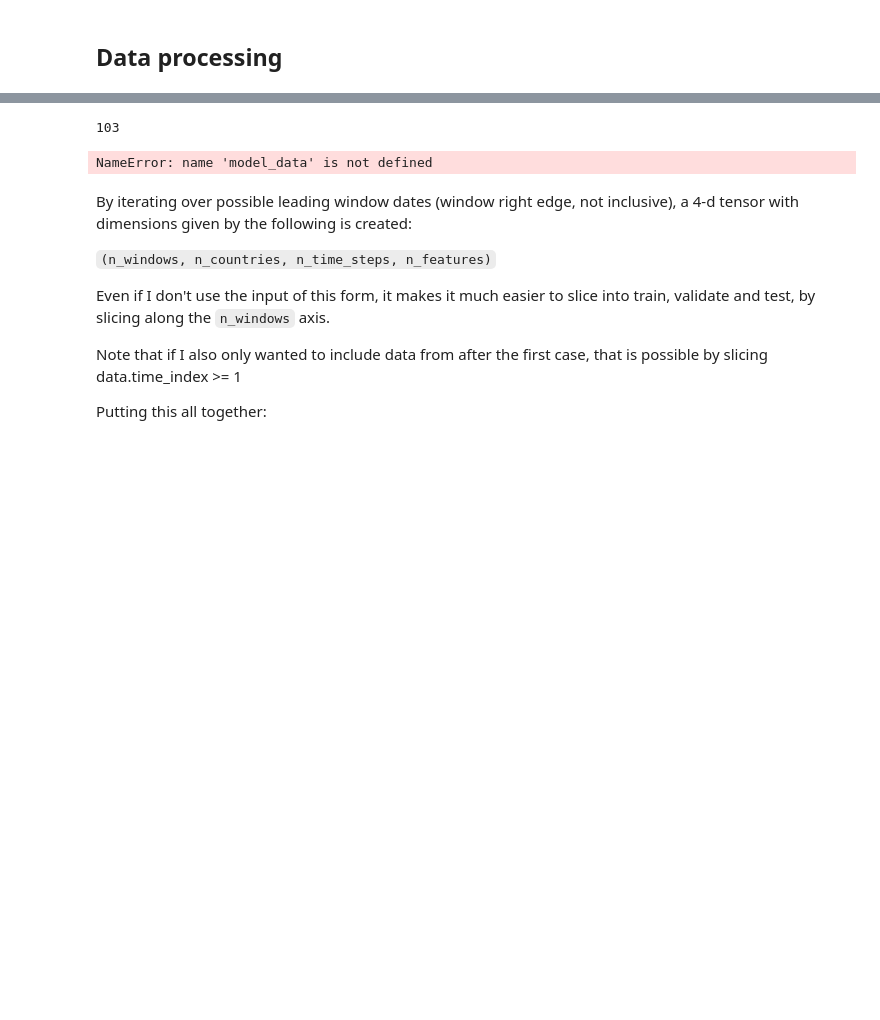
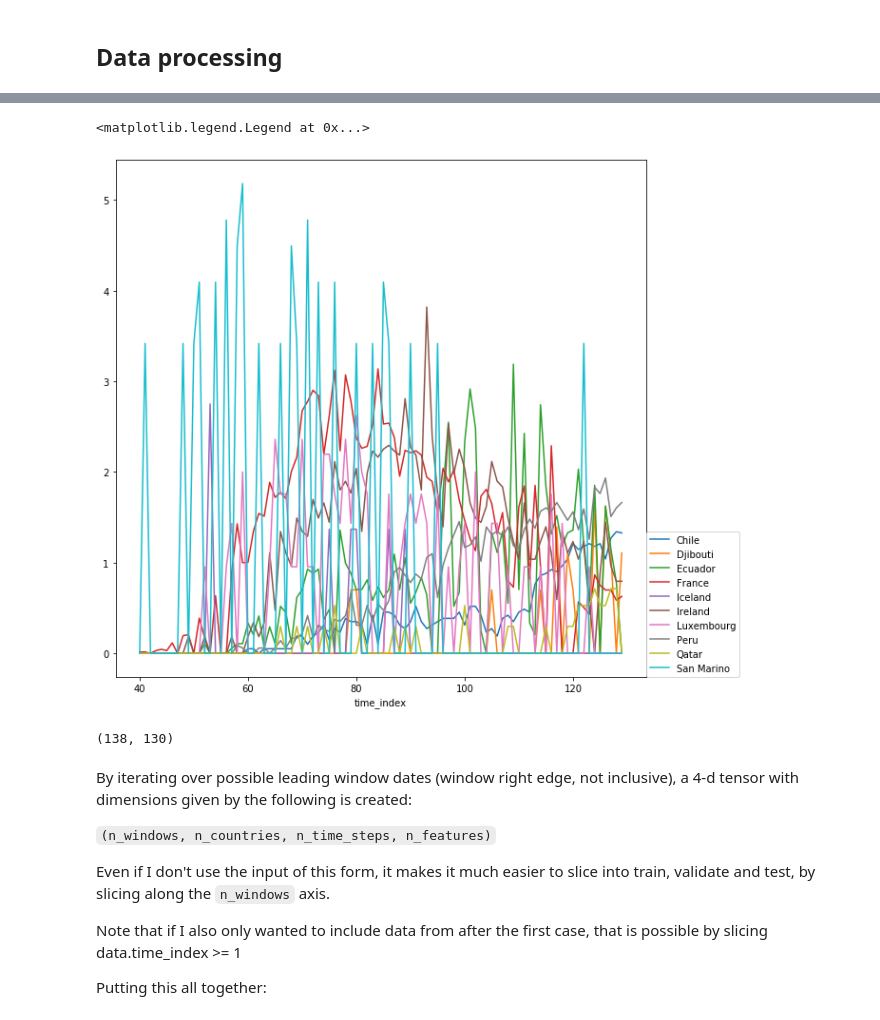
Before and after one commit to mgudorf/datsci, a Jupyter notebook: capstone2/Conv1D_COVID19_modeling.ipynb, the cells around one changed output, grey strips where cells are left out. Saved outputs shown, nothing was run; the diff lists cells and outputs as text; code cells hidden in the pictures; blank space fills up the shorter version.

```diff
--- a/capstone2/Conv1D_COVID19_modeling.ipynb
+++ b/capstone2/Conv1D_COVID19_modeling.ipynb
@@ -378,14 +420,18 @@ data.loc[:, 'time_index'] += 1
+# %%
+datatmp = data[data.time_index >= 40]
+datatmp = datatmp[datatmp.location.isin(datatmp[datatmp.days_since_first_case > 60].location.unique())]
+maxima_of_new_cases_weighted_series = datatmp.set_index(['time_index','location']).new_cases_weighted.apply(lambda x: np.log(x+1)).unstack().max().sort_values()[-10:].index
+datatmp.set_index(['time_index','location']).loc[pd.IndexSlice[:,maxima_of_new_cases_weighted_series],:].new_deaths_weighted.apply(lambda x: np.log(x+1)).unstack().plot(legend=False,figsize=(10,10))
+plt.legend(loc=(1,0))
+# %% [output]
+<matplotlib.legend.Legend at 0x...>
+[figure, added]
 # %%
 n_countries = data.location.nunique()
 n_dates = data.time_index.nunique()
+n_countries, n_dates
+# %% [output]
+(138, 130)
-# %%
-n_countries
-# %% [output]
-103
-# %%
-X, y = create_Xy(model_data, start_date, frame_size, n_days_into_future, n_countries)
-# %% [output]
-NameError: name 'model_data' is not defined
 # %% [markdown]
 By iterating over possible leading window dates (window right edge, not inclusive),
 a 4-d tensor with dimensions given by the following is created:
```
Also changed, not shown: parts of 42 cells of this notebook, 6 other files.
